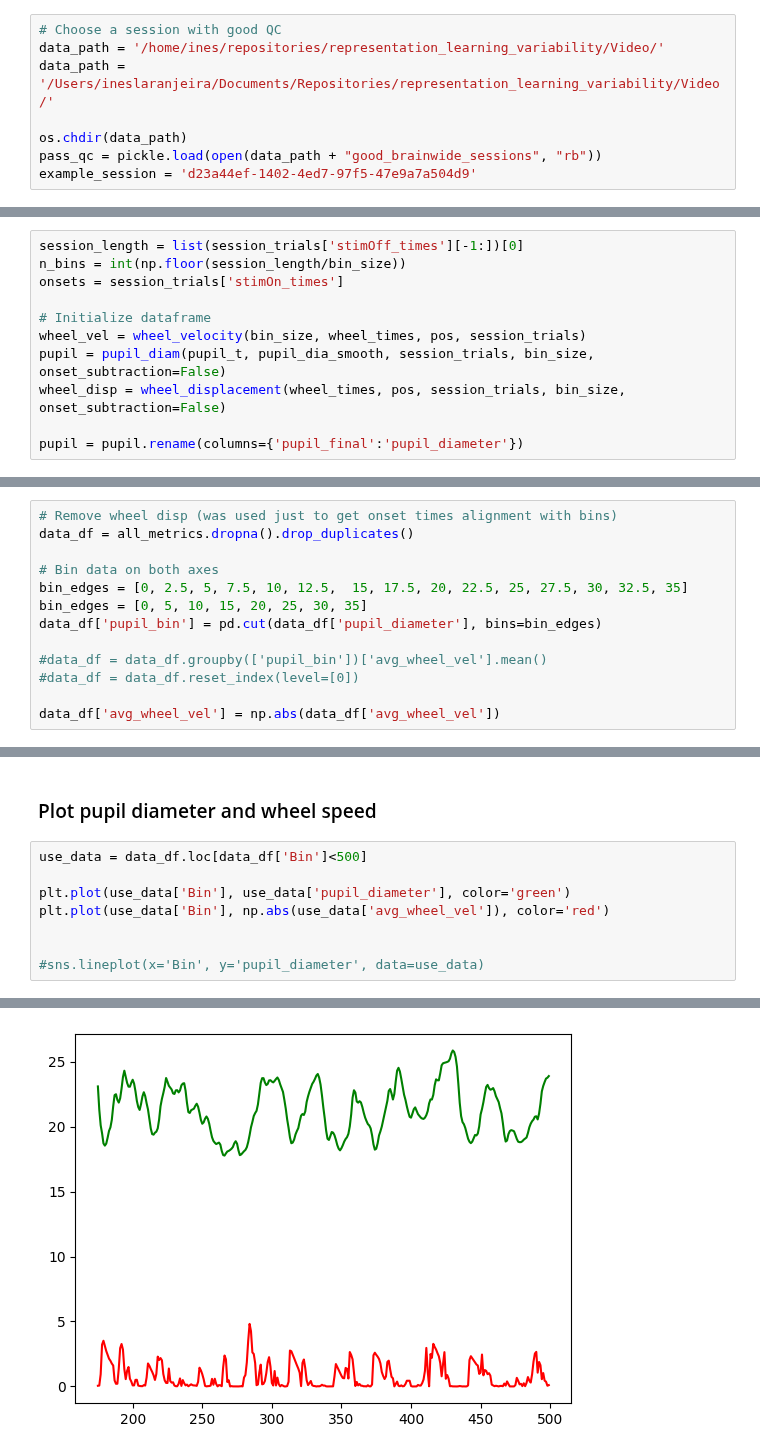
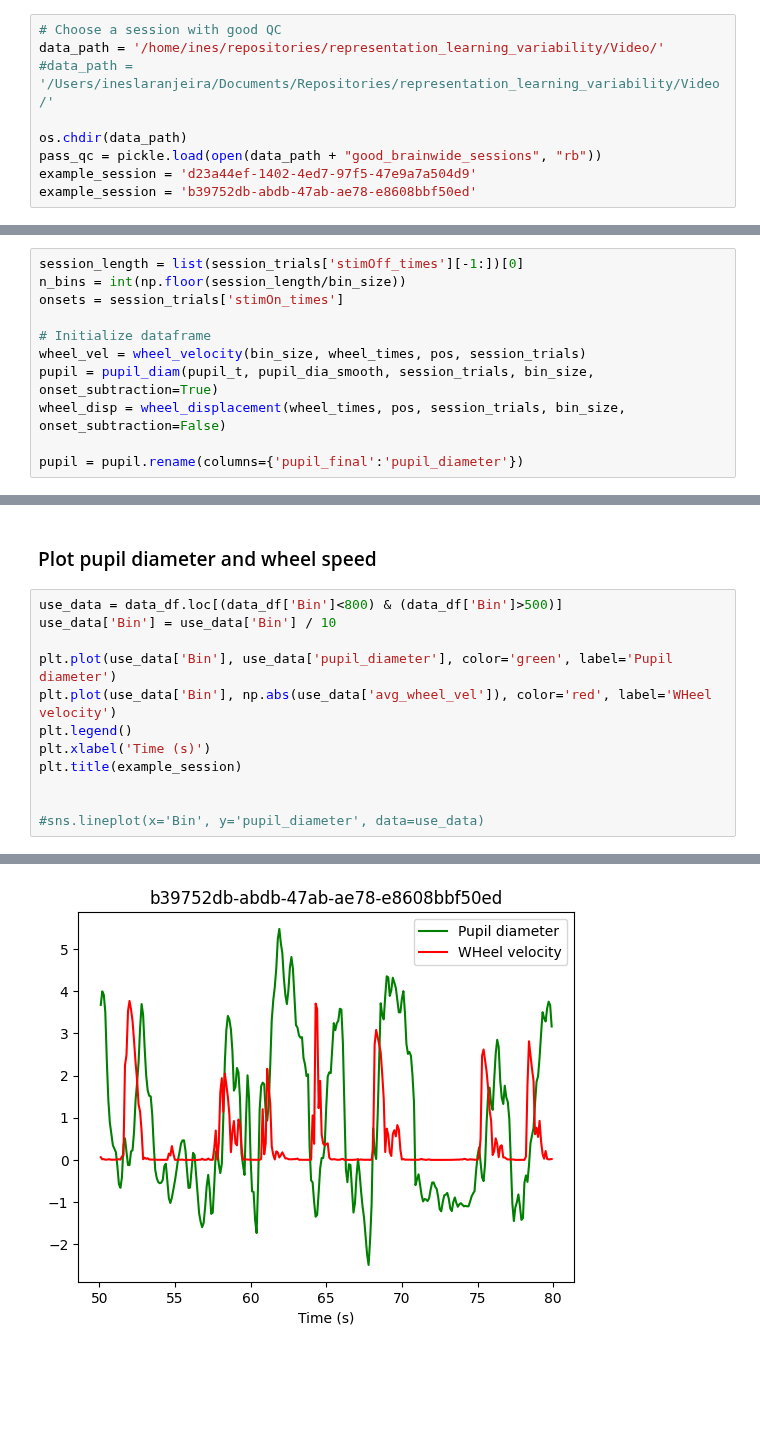
Before and after one commit to ineslaranjeira/representation_learning_variability, a Jupyter notebook: Video/General/correlations.ipynb, the cells around one changed output, grey strips where cells are left out. Cells and saved outputs as stored; diff of their text form; blank space fills up the shorter version.

```diff
--- a/Video/General/correlations.ipynb
+++ b/Video/General/correlations.ipynb
@@ -29,11 +29,12 @@ one = ONE()
 # %%
 # Choose a session with good QC
 data_path = '/home/ines/repositories/representation_learning_variability/Video/'
-data_path = '/Users/ineslaranjeira/Documents/Repositories/representation_learning_variability/Video/'
+#data_path = '/Users/ineslaranjeira/Documents/Repositories/representation_learning_variability/Video/'
 
 os.chdir(data_path)
 pass_qc = pickle.load(open(data_path + "good_brainwide_sessions", "rb"))
 example_session = 'd23a44ef-1402-4ed7-97f5-47e9a7a504d9'
+example_session = 'b39752db-abdb-47ab-ae78-e8608bbf50ed'
 # %% [markdown]
 ## Correlation between pupil size and wheel movement
 # %%
@@ -62,7 +63,7 @@ onsets = session_trials['stimOn_times']
 
 # Initialize dataframe
 wheel_vel = wheel_velocity(bin_size, wheel_times, pos, session_trials)
-pupil = pupil_diam(pupil_t, pupil_dia_smooth, session_trials, bin_size, onset_subtraction=False)
+pupil = pupil_diam(pupil_t, pupil_dia_smooth, session_trials, bin_size, onset_subtraction=True)
 wheel_disp = wheel_displacement(wheel_times, pos, session_trials, bin_size, onset_subtraction=False)
 
 pupil = pupil.rename(columns={'pupil_final':'pupil_diameter'})
@@ -73,13 +77,0 @@ all_metrics = all_metrics.merge(pupil[['Bin', 'pupil_diameter']], on='Bin', how=
-# %%
-# Remove wheel disp (was used just to get onset times alignment with bins)
-data_df = all_metrics.dropna().drop_duplicates()
-
-# Bin data on both axes
-bin_edges = [0, 2.5, 5, 7.5, 10, 12.5,  15, 17.5, 20, 22.5, 25, 27.5, 30, 32.5, 35]
-bin_edges = [0, 5, 10, 15, 20, 25, 30, 35]
-data_df['pupil_bin'] = pd.cut(data_df['pupil_diameter'], bins=bin_edges)
-
-#data_df = data_df.groupby(['pupil_bin'])['avg_wheel_vel'].mean()
-#data_df = data_df.reset_index(level=[0])
-
-data_df['avg_wheel_vel'] = np.abs(data_df['avg_wheel_vel'])
@@ -94,10 +78,14 @@ Text(0, 0.5, 'Wheel velocity')
 # %% [markdown]
 ### Plot pupil diameter and wheel speed
 # %%
-use_data = data_df.loc[data_df['Bin']<500]
+use_data = data_df.loc[(data_df['Bin']<800) & (data_df['Bin']>500)]
+use_data['Bin'] = use_data['Bin'] / 10
 
-plt.plot(use_data['Bin'], use_data['pupil_diameter'], color='green')
-plt.plot(use_data['Bin'], np.abs(use_data['avg_wheel_vel']), color='red')
+plt.plot(use_data['Bin'], use_data['pupil_diameter'], color='green', label='Pupil diameter')
+plt.plot(use_data['Bin'], np.abs(use_data['avg_wheel_vel']), color='red', label='WHeel velocity')
+plt.legend()
+plt.xlabel('Time (s)')
+plt.title(example_session)
 
 
 #sns.lineplot(x='Bin', y='pupil_diameter', data=use_data)
@@ -106,4 +99,4 @@ plt.plot(use_data['Bin'], np.abs(use_data['avg_wheel_vel']), color='red')
-[figure, old version]
+[figure, new version]
 # %%
 x = data_df['pupil_diameter']
 y = data_df['avg_wheel_vel']
```
Also changed, not shown: parts of 28 cells of this notebook.
